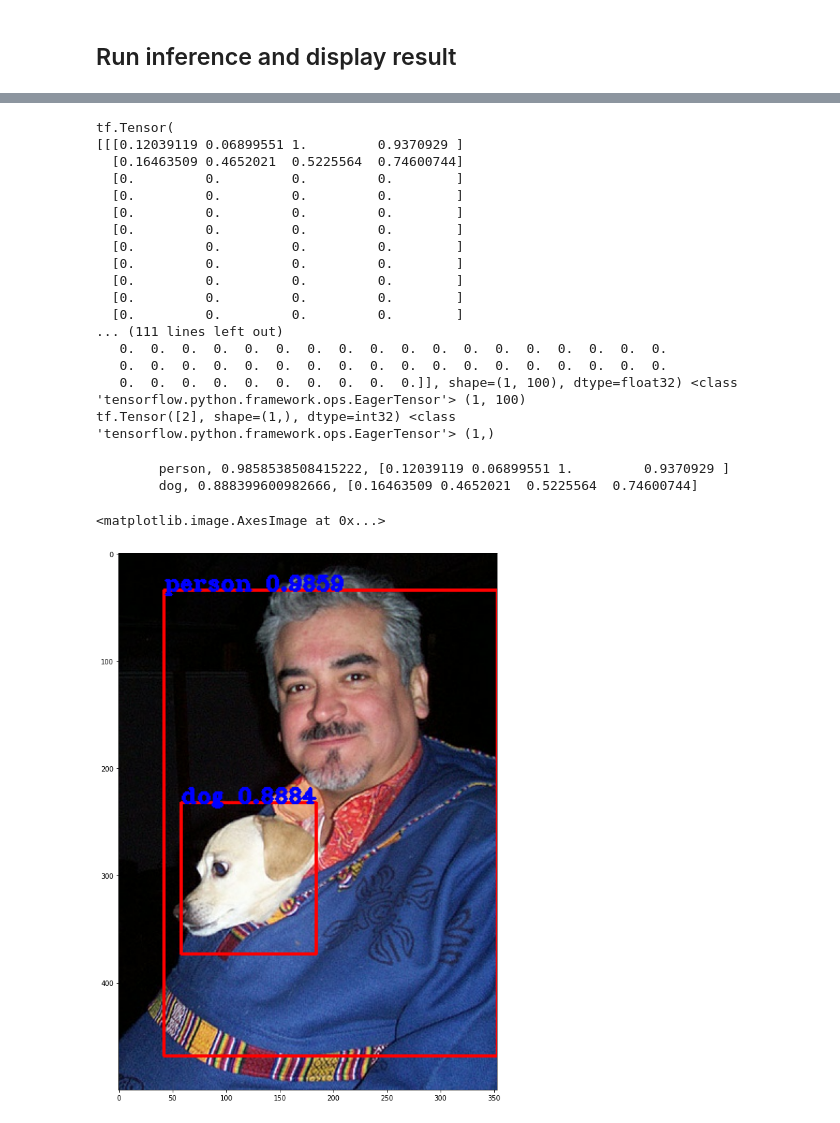
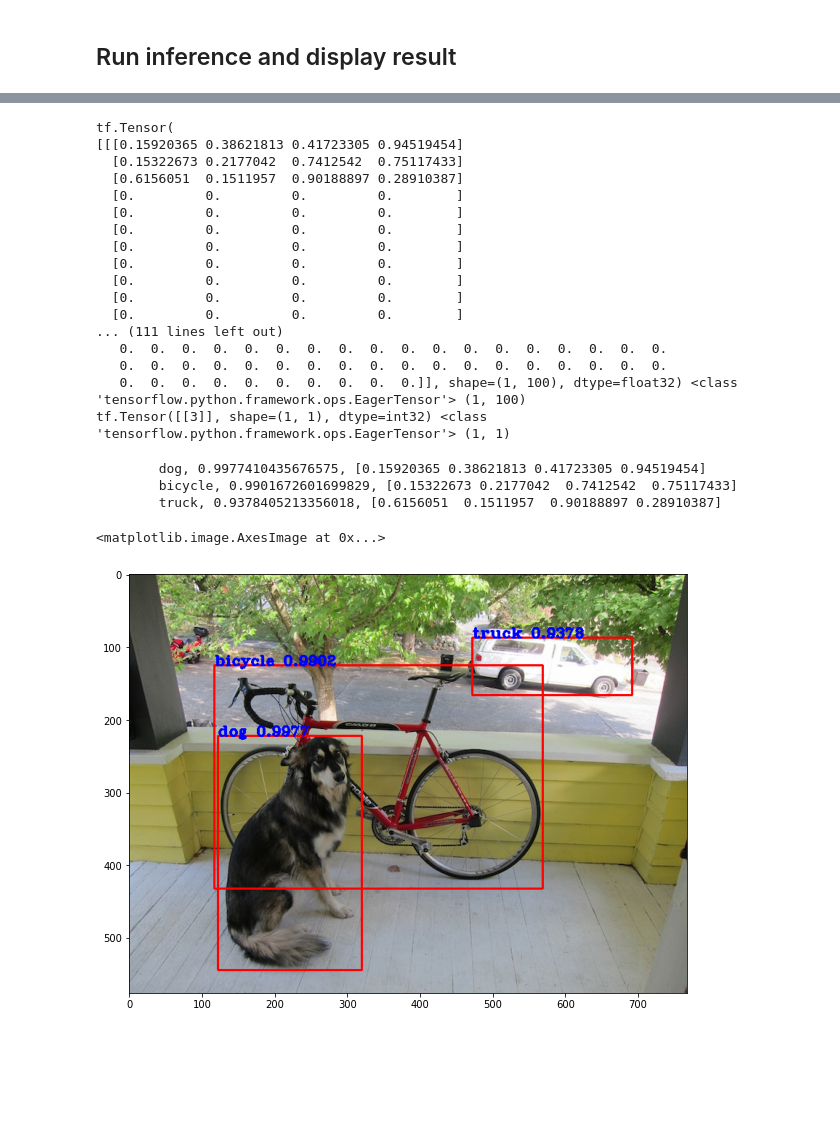
Before and after one commit to K-SIK/Capstone, a Jupyter notebook: DeepLearning/YOLOV3/yolo_inference_tutorial.ipynb, the cells around one changed output, grey strips where cells are left out. Saved outputs shown, nothing was run; the diff lists cells and outputs as text; code cells hidden in the pictures; blank space fills up the shorter version.

```diff
--- a/DeepLearning/YOLOV3/yolo_inference_tutorial.ipynb
+++ b/DeepLearning/YOLOV3/yolo_inference_tutorial.ipynb
@@ -15,14 +15,14 @@ import tensorflow as tf
 # from yolov3_tf2.models import YoloV3
 # from yolov3_tf2.utils import draw_outputs
 # from yolov3_tf2.dataset import transform_images
-from yolov3_tf2.models_for_tutorial import YoloV3
+from yolov3_tf2.models import YoloV3
 from yolov3_tf2.utils_for_tutorial import draw_outputs, transform_images
 import matplotlib.pyplot as plt
 
 # CLASSES_PATH = 'data/voc2012.names'
 CLASSES_PATH = 'data/coco.names'
 # WEIGHTS_PATH = 'checkpoints/voc2012_raw/yolov3/yolov3_train_8.tf'
-# WEIGHTS_PATH = 'data/weights/yolov3.tf'
+WEIGHTS_PATH = 'checkpoints/yolov3.tf'
 IMAGE_SIZE = 416
 # %% [markdown]
 ## Load the model, the classes and the example image
@@ -31,7 +31,7 @@ yolo = YoloV3()
 yolo.load_weights(WEIGHTS_PATH)
 class_names = [c.strip() for c in open(CLASSES_PATH).readlines()]
 
-img = tf.image.decode_image(open('data/test1.jpg', 'rb').read(), channels=3)
+img = tf.image.decode_image(open('data/dog_bike_car.jpg', 'rb').read(), channels=3)
 plt.imshow(img)
 plt.show()
 
@@ -75,9 +75,9 @@ print(classes,type(classes),classes.shape) # tf.Tensor, (1,100)
 print(nums,type(nums),nums.shape) # tf.Tensor, (1,)
 # %% [output]
 tf.Tensor(
-[[[0.12039119 0.06899551 1.         0.9370929 ]
-  [0.16463509 0.4652021  0.5225564  0.74600744]
-  [0.         0.         0.         0.        ]
+[[[0.15920365 0.38621813 0.41723305 0.94519454]
+  [0.15322673 0.2177042  0.7412542  0.75117433]
+  [0.6156051  0.1511957  0.90188897 0.28910387]
   [0.         0.         0.         0.        ]
   [0.         0.         0.         0.        ]
   [0.         0.         0.         0.        ]
@@ -90,19 +90,20 @@ tf.Tensor(
    0.  0.  0.  0.  0.  0.  0.  0.  0.  0.  0.  0.  0.  0.  0.  0.  0.  0.
    0.  0.  0.  0.  0.  0.  0.  0.  0.  0.  0.  0.  0.  0.  0.  0.  0.  0.
    0.  0.  0.  0.  0.  0.  0.  0.  0.  0.]], shape=(1, 100), dtype=float32) <class 'tensorflow.python.framework.ops.EagerTensor'> (1, 100)
-tf.Tensor([2], shape=(1,), dtype=int32) <class 'tensorflow.python.framework.ops.EagerTensor'> (1,)
+tf.Tensor([[3]], shape=(1, 1), dtype=int32) <class 'tensorflow.python.framework.ops.EagerTensor'> (1, 1)
 # %%
 logging.info('detections:')
-for i in range(nums[0]):
+for i in range(nums[0][0]):
     print('\t{}, {}, {}'.format(class_names[int(classes[0][i])],
                                        np.array(scores[0][i]),
                                        np.array(boxes[0][i])))
 
-prediction_img = draw_outputs(img.numpy(), (boxes, scores, classes, nums), class_names)
+prediction_img = draw_outputs(img.numpy(), (boxes, scores, classes, nums[0]), class_names)
 plt.figure(figsize=(10, 20))
 plt.imshow(prediction_img)
 # %% [output]
-        person, 0.9858538508415222, [0.12039119 0.06899551 1.         0.9370929 ]
-        dog, 0.888399600982666, [0.16463509 0.4652021  0.5225564  0.74600744]
+        dog, 0.9977410435676575, [0.15920365 0.38621813 0.41723305 0.94519454]
+        bicycle, 0.9901672601699829, [0.15322673 0.2177042  0.7412542  0.75117433]
+        truck, 0.9378405213356018, [0.6156051  0.1511957  0.90188897 0.28910387]
 <matplotlib.image.AxesImage at 0x...>
-[figure, old version]
+[figure, new version]
```
Also changed, not shown: parts of 2 cells of this notebook, 5 other files.
